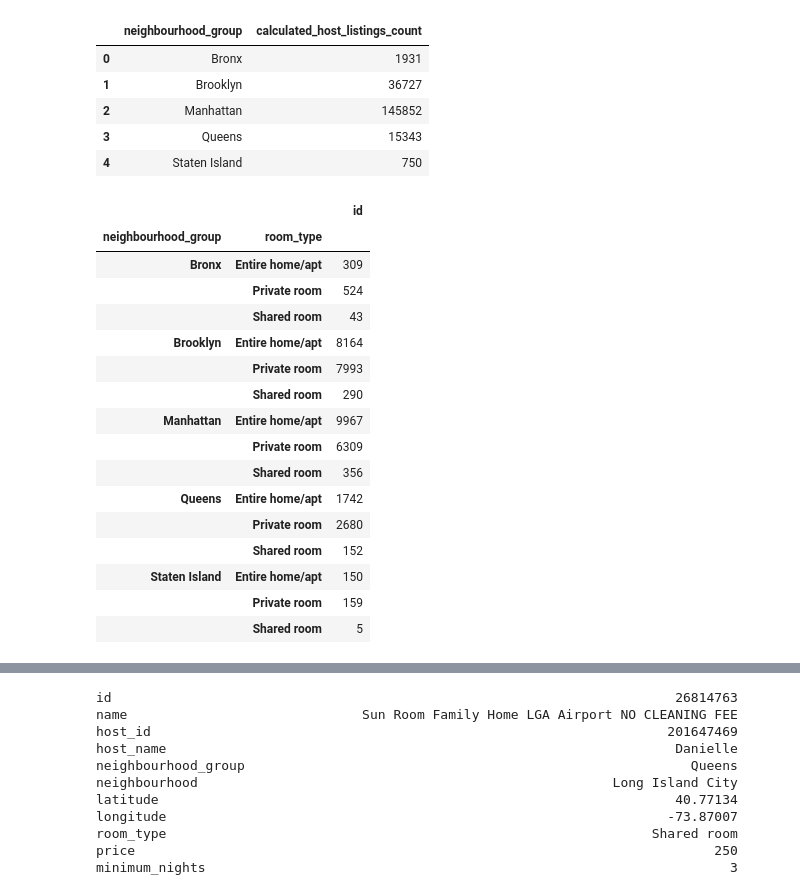
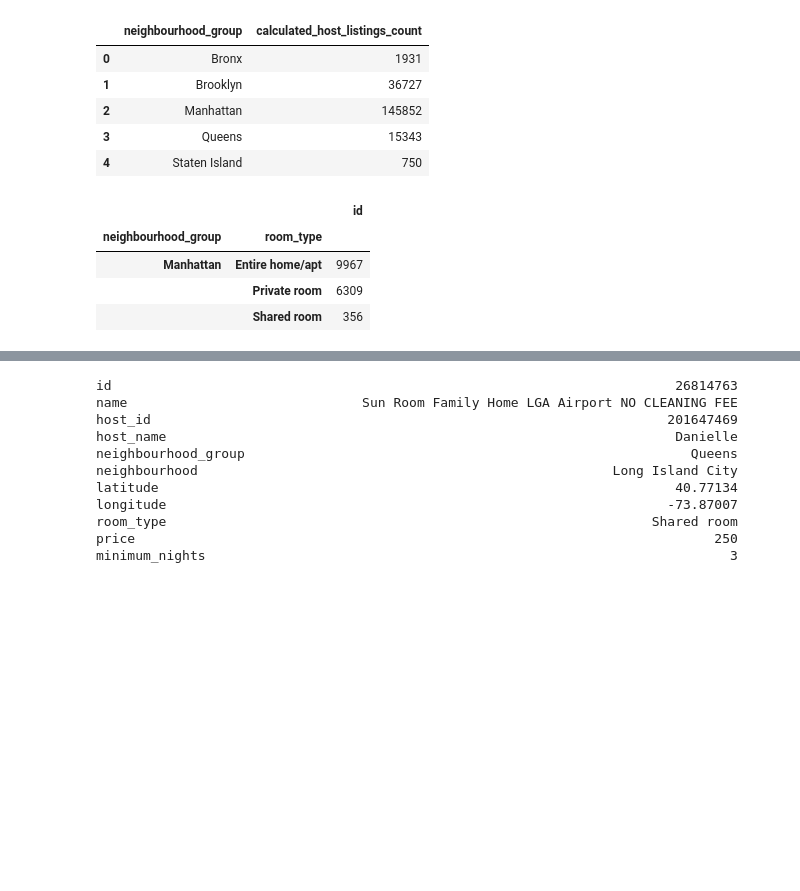
Before and after one commit to LeeTosti/coding-temple, a Jupyter notebook: week 3/assignments/AirBnB_Case_Study_Project.ipynb, the cells around one changed output, grey strips where cells are left out. Saved outputs shown, nothing was run; the diff lists cells and outputs as text; code cells hidden in the pictures; blank space fills up the shorter version.

```diff
--- a/week 3/assignments/AirBnB_Case_Study_Project.ipynb
+++ b/week 3/assignments/AirBnB_Case_Study_Project.ipynb
@@ -101,26 +124,14 @@ ab_nyc_2019.groupby('neighbourhood_group', as_index=False).sum()[['neighbourhood
 | 4 | Staten Island | 750 |
 # %%
 # Are private rooms the most popular in manhattan?
-#ab_nyc_2019[ab_nyc_2019['room_type']=='Private room']
-display(ab_nyc_2019.groupby(['neighbourhood_group', 'room_type'], ).count()[['id']])
+manhattan = ab_nyc_2019[ab_nyc_2019['neighbourhood_group'] == 'Manhattan']
+display(manhattan.groupby(['neighbourhood_group', 'room_type'], ).count()[['id']])
 # %% [output]
 |  |  | id |
 | neighbourhood_group | room_type |  |
-| Bronx | Entire home/apt | 309 |
-|  | Private room | 524 |
-|  | Shared room | 43 |
-| Brooklyn | Entire home/apt | 8164 |
-|  | Private room | 7993 |
-|  | Shared room | 290 |
 | Manhattan | Entire home/apt | 9967 |
 |  | Private room | 6309 |
 |  | Shared room | 356 |
-| Queens | Entire home/apt | 1742 |
-|  | Private room | 2680 |
-|  | Shared room | 152 |
-| Staten Island | Entire home/apt | 150 |
-|  | Private room | 159 |
-|  | Shared room | 5 |
 # %%
 # Which hosts are the busiest and based on their reviews?
 display(busiest_host.sort_values('number_of_reviews', ascending=False).head())
```
Also changed, not shown: parts of 7 cells of this notebook.
